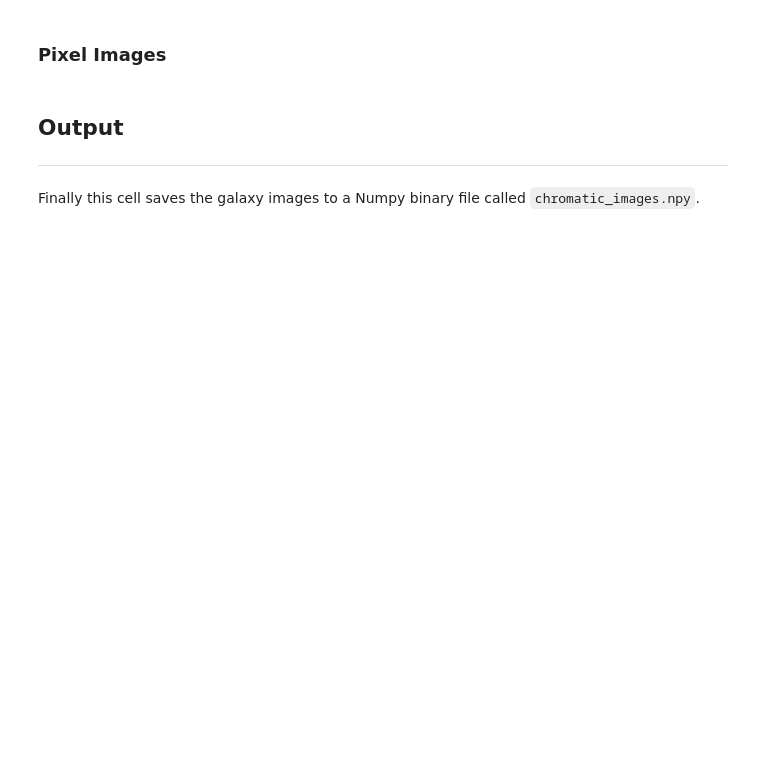
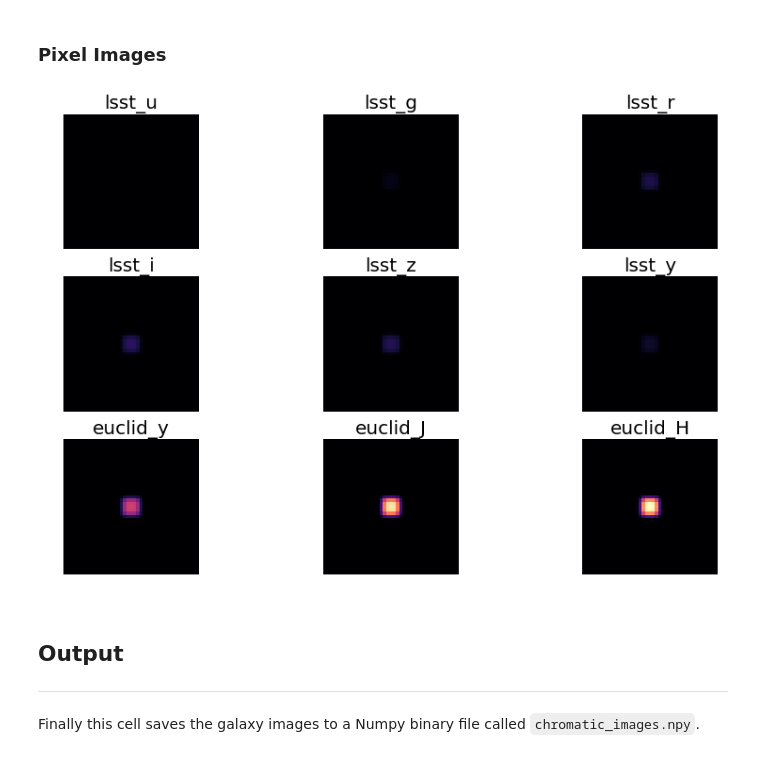
Before and after one commit to sfarrens/dedale, a Jupyter notebook: GalSim_Chromatic_new2.ipynb, the cells around one changed output. Saved outputs shown, nothing was run; the diff lists cells and outputs as text; code cells hidden in the pictures; blank space fills up the shorter version.

```diff
--- a/GalSim_Chromatic_new2.ipynb
+++ b/GalSim_Chromatic_new2.ipynb
@@ -255,7 +246,9 @@ show_images(images, labels[labels.Type == "exponential"].index[0])
 # %% [markdown]
 ### Pixel Images
 # %%
-show_images(images, labels[labels.Type == "pixel"].index[0])
+show_images(images[labels[labels.Type == "pixel"].index[0]])
+# %% [output]
+[figure, added]
 # %% [markdown]
 ## Output
 ---
```
Also changed, not shown: parts of 22 cells of this notebook.
